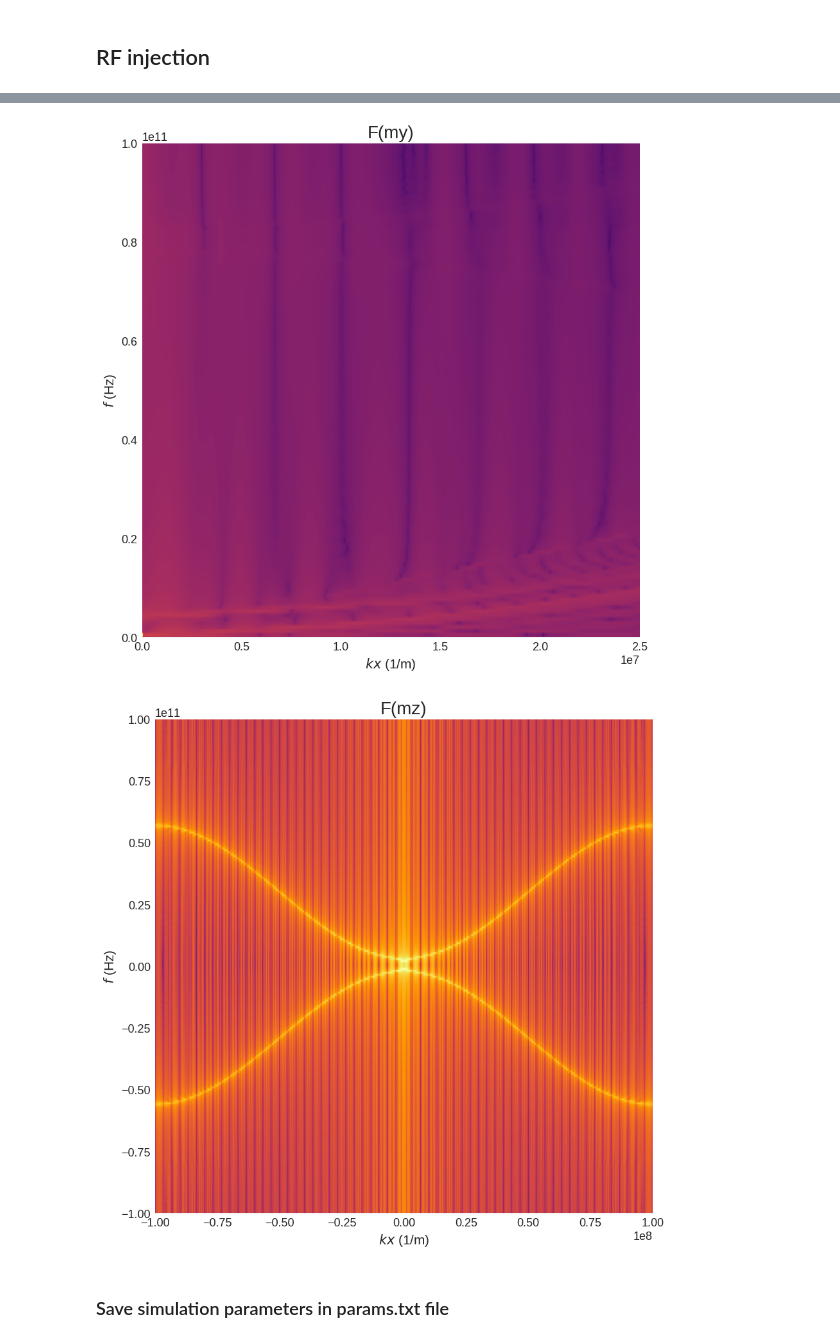
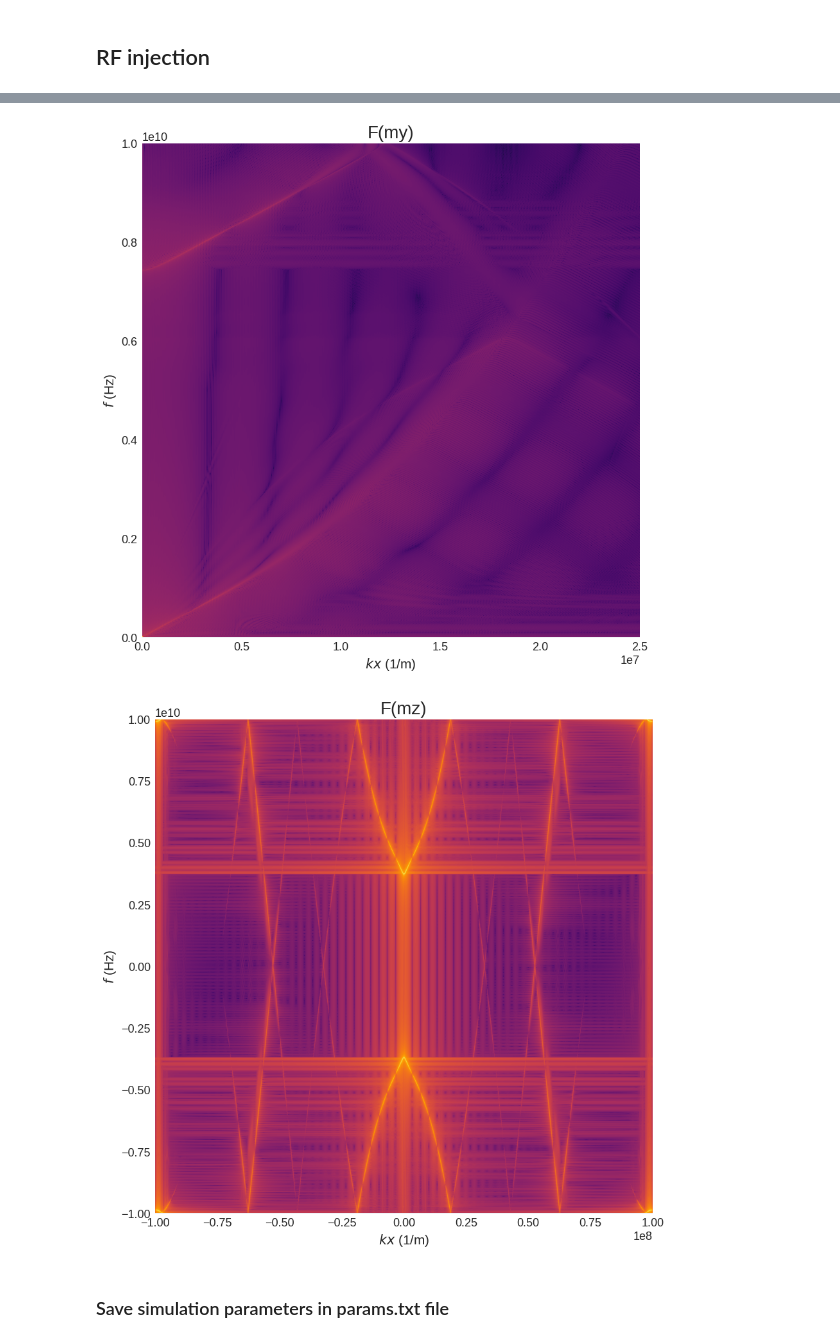
Before and after one commit to RiccardoCiviero/Spintronic_Project, a Jupyter notebook: P2.ipynb, the cells around one changed output, grey strips where cells are left out. Drawn from its saved outputs; the diff is of its cells as text; code cells hidden in the pictures.

```diff
--- a/P2.ipynb
+++ b/P2.ipynb
@@ -82,8 +84,8 @@ td = oc.TimeDriver()          # time driver
 # %% [markdown]
 ## Time simulation parameter definition
 # %%
-T = 1e-9 #100e-9
-f_MAX = 100e9
+T = 100e-9 #100e-9
+f_MAX = 10e9
 
 f_Nyquist = 2*f_MAX
 n_Nyquist = T*f_Nyquist
@@ -92,3 +94,6 @@ sampling = int(n_Nyquist+n_oversampling)
 t_0 = T/sampling
 # %% [markdown]
 ## System definition
+# %%
+sysName=f"P2_100ns_10GHz_1000Oe_pureDE"
+print(sysName)
@@ -95,6 +102,4 @@ t_0 = T/sampling
 # %%
-sysName=f"P2_{int(T*1e9)}ns_{int(f_MAX*1e-9)}GHz_{int(Hy/Oe)}Oe_pureDE"
-
 
 system = mm.System(name=sysName)
 region = df.Region(p1=(-l/2, -w/2, 0), p2=(l/2, w/2, t))
@@ -288,7 +304,7 @@ plt.figure(figsize=(10, 10))
 plt.title('F(mx)')
 extent = [-1/cx, 1/cx, -f_MAX, f_MAX]  # extent of k values and frequencies
 plt.imshow(np.log(np.abs(m_fft_x)**2), extent=extent,
-           aspect='auto', origin='lower', norm=colors.CenteredNorm(vcenter=22), cmap="inferno")
+           aspect='auto', origin='lower', cmap="inferno")
 plt.ylabel("$f$ (Hz)")
 plt.xlabel("$kx$ (1/m)")
 plt.xlim([0, 1/cx])
@@ -322,5 +338,5 @@ plt.savefig(f'{sysName}/images/F(mz).png', bbox_inches='tight')
-[figure, old version]
+[figure, new version]
-[figure, old version]
+[figure, new version]
 # %% [markdown]
 ### Save simulation parameters in params.txt file
 # %%
```
Also changed, not shown: parts of 8 cells of this notebook, 2 other files.
